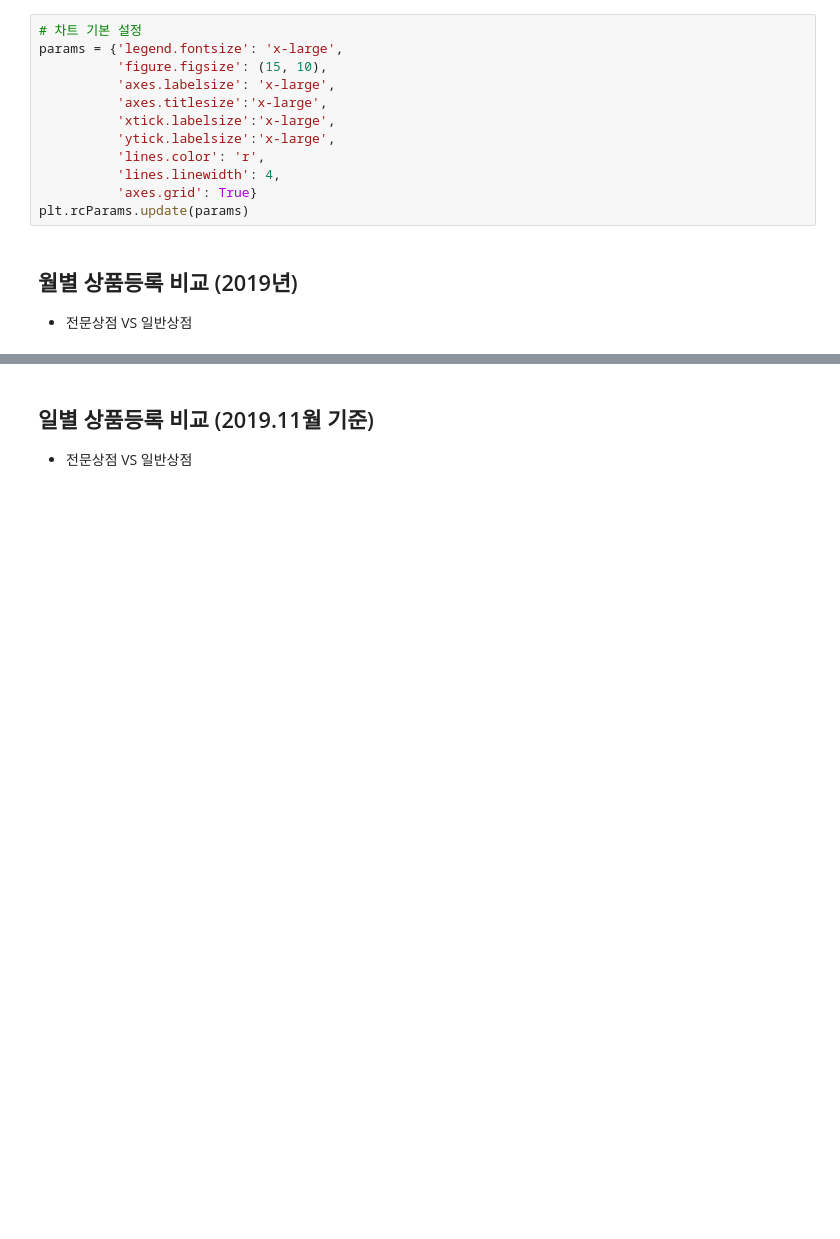
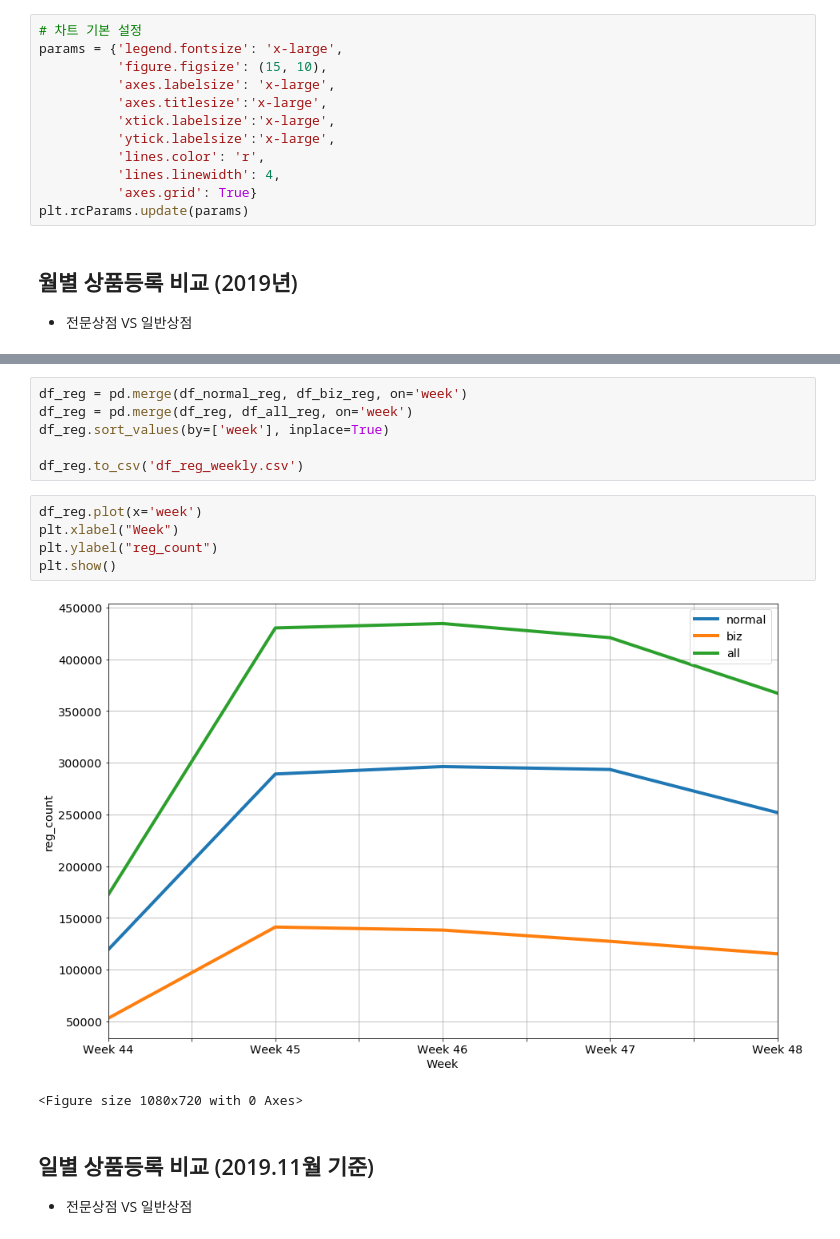
Before and after one commit to qkrtjdud1017/analytics, a Jupyter notebook: 판매자(일반상점+전문상점)특성.ipynb, the cells around one changed output, grey strips where cells are left out. Drawn from its saved outputs; the diff is of its cells as text; blank space fills up the shorter version.

```diff
--- a/판매자(일반상점+전문상점)특성.ipynb
+++ b/판매자(일반상점+전문상점)특성.ipynb
@@ -86,3 +131,17 @@ plt.show()
+# %%
+df_reg = pd.merge(df_normal_reg, df_biz_reg, on='week')
+df_reg = pd.merge(df_reg, df_all_reg, on='week')
+df_reg.sort_values(by=['week'], inplace=True)
+
+df_reg.to_csv('df_reg_weekly.csv')
+# %%
+df_reg.plot(x='week')
+plt.xlabel("Week")
+plt.ylabel("reg_count")
+plt.show()
+# %% [output]
+[figure, added]
+<Figure size 1080x720 with 0 Axes>
 # %% [markdown]
 ## 일별 상품등록 비교 (2019.11월 기준)
 - 전문상점 VS 일반상점
```
Also changed, not shown: parts of 57 cells of this notebook.
